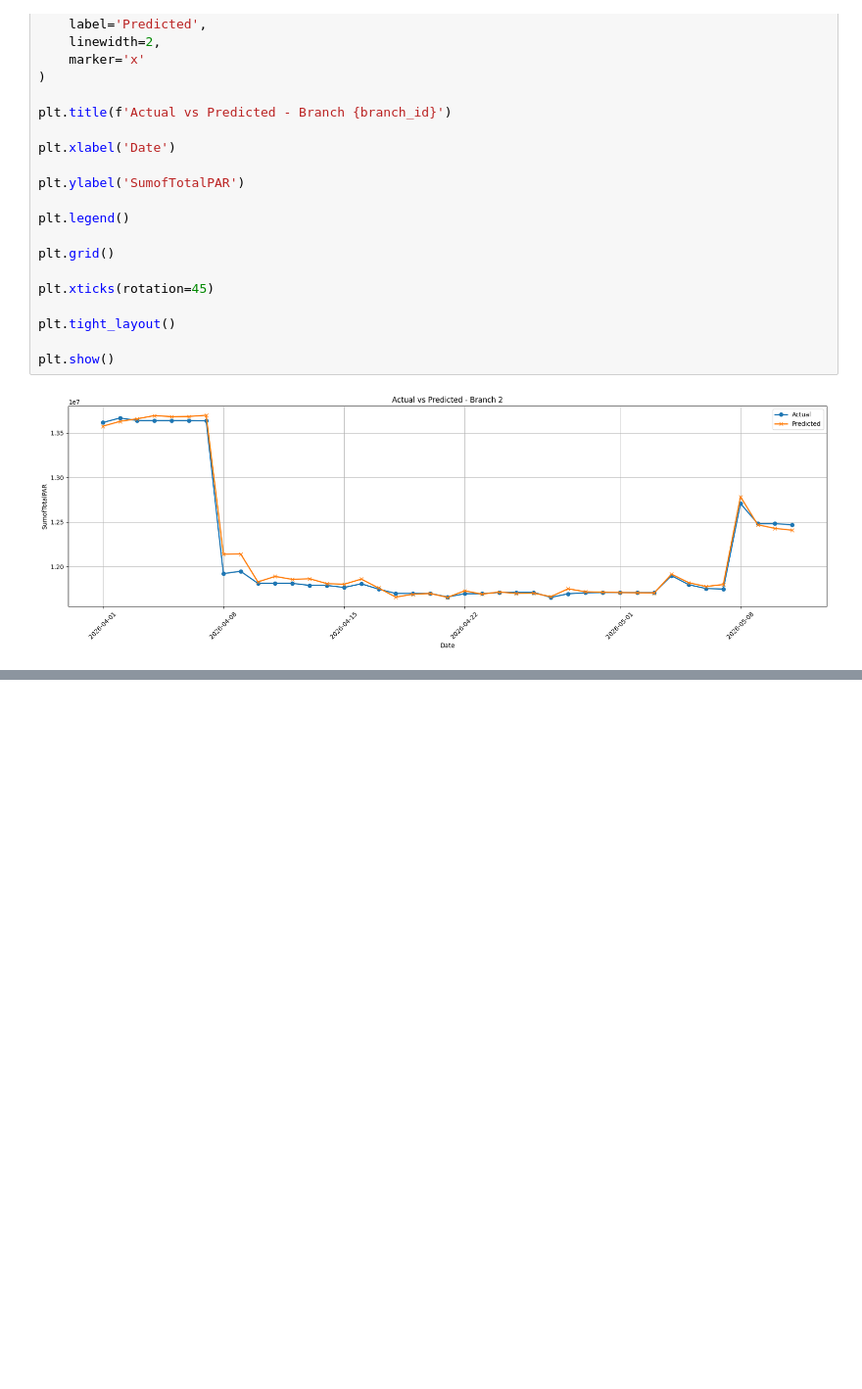
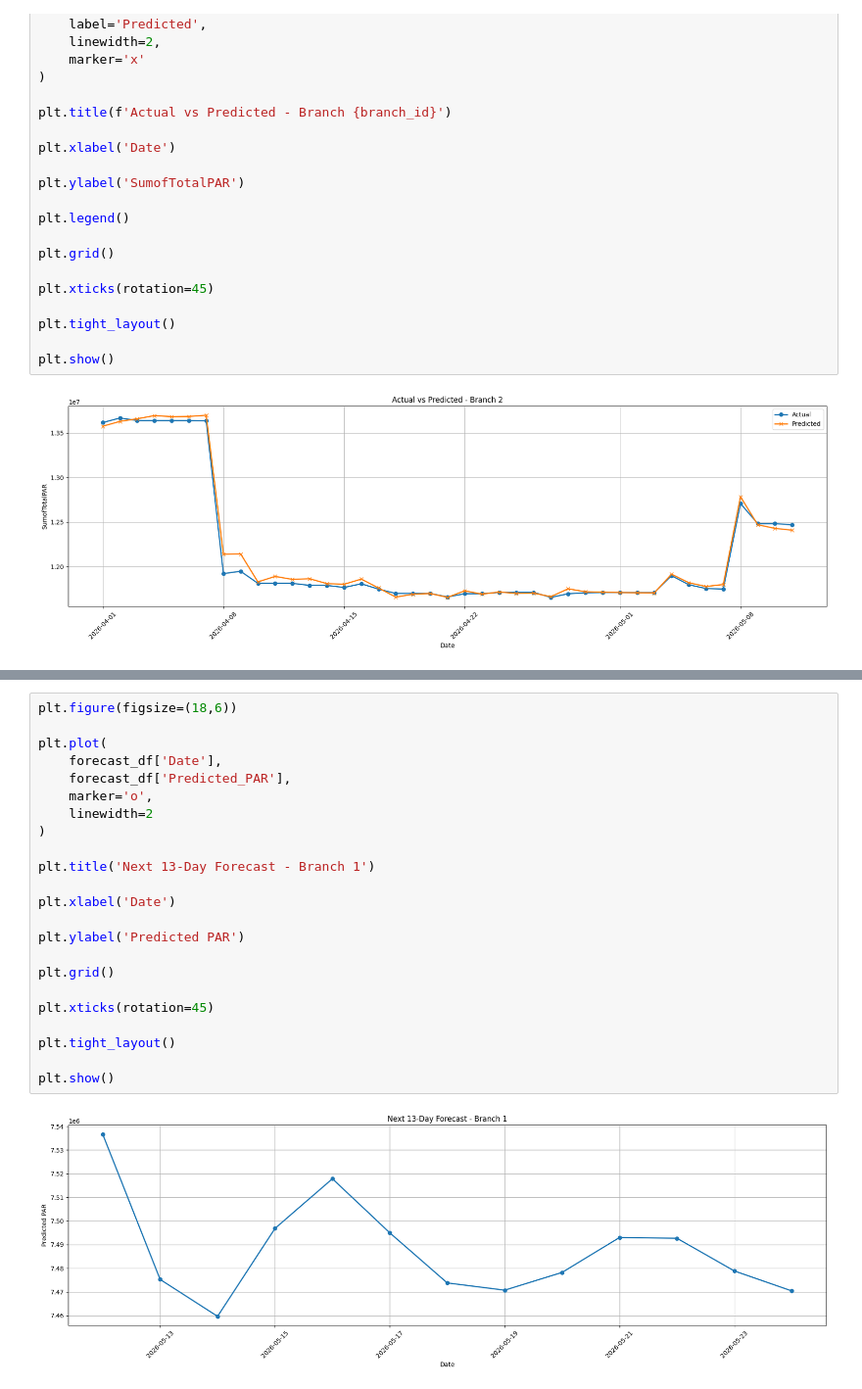
Before and after one commit to prasanna-venkatesh-m/Analytics-Forecast, a Jupyter notebook: Branchwise_SumofTotalPAR_Forecasting.ipynb, the cells around one changed output, grey strips where cells are left out. Shown at 98% size. Drawn from its saved outputs; the diff is of its cells as text; blank space fills up the shorter version.

```diff
--- a/Branchwise_SumofTotalPAR_Forecasting.ipynb
+++ b/Branchwise_SumofTotalPAR_Forecasting.ipynb
@@ -298,0 +422,25 @@ plt.show()
+# %%
+plt.figure(figsize=(18,6))
+
+plt.plot(
+    forecast_df['Date'],
+    forecast_df['Predicted_PAR'],
+    marker='o',
+    linewidth=2
+)
+
+plt.title('Next 13-Day Forecast - Branch 1')
+
+plt.xlabel('Date')
+
+plt.ylabel('Predicted PAR')
+
+plt.grid()
+
+plt.xticks(rotation=45)
+
+plt.tight_layout()
+
+plt.show()
+# %% [output]
+[figure, added]
```
Also changed, not shown: parts of 1 cell of this notebook.
